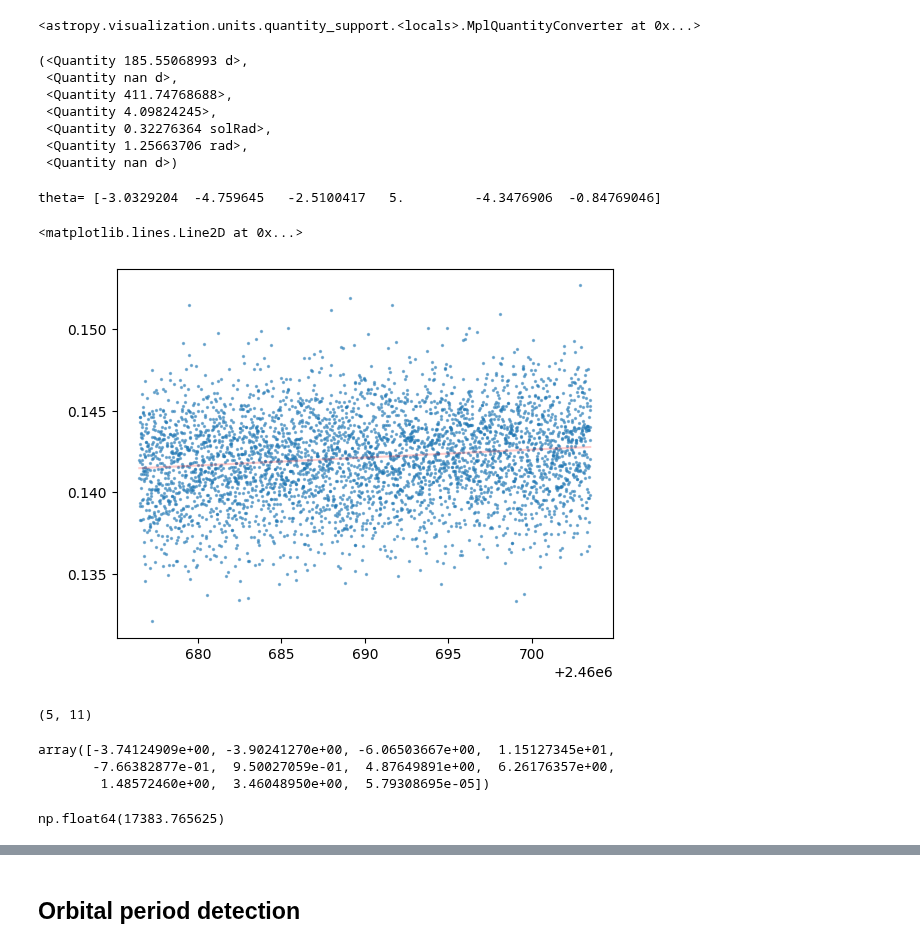
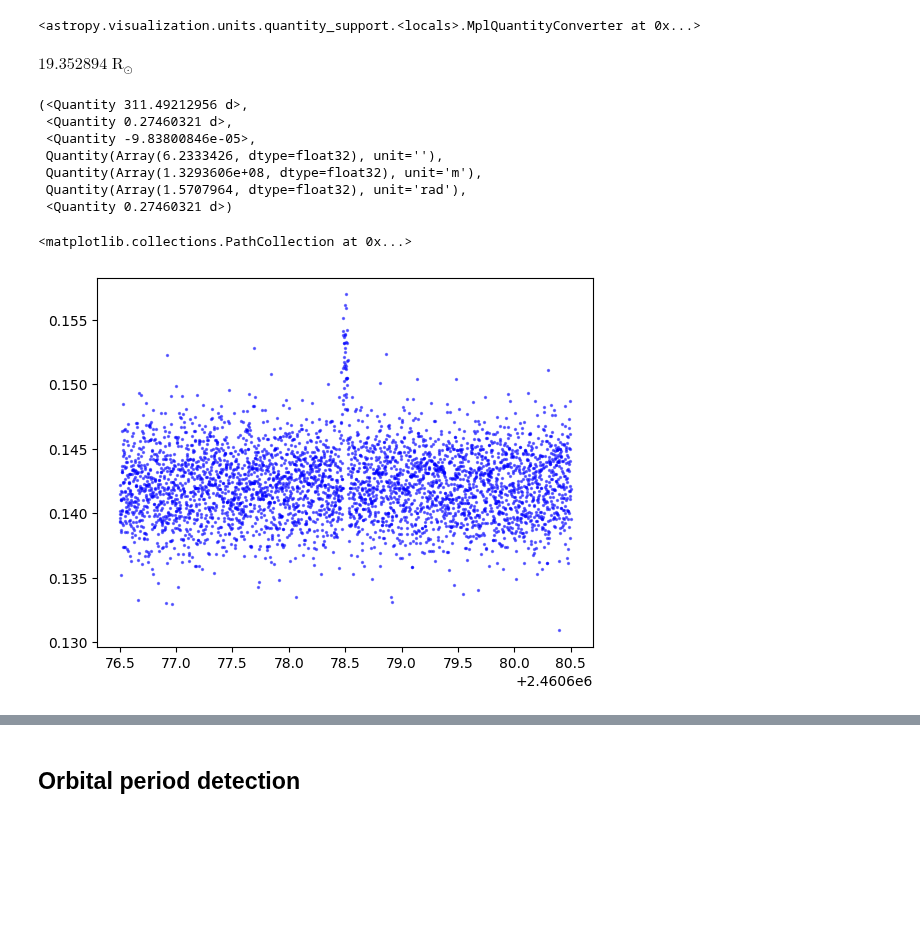
Before and after one commit to COBALT-lensing/py-self-lensing, a Jupyter notebook: demo.ipynb, the cells around one changed output, grey strips where cells are left out. Saved outputs shown, nothing was run; the diff lists cells and outputs as text; code cells hidden in the pictures; blank space fills up the shorter version.

```diff
--- a/demo.ipynb
+++ b/demo.ipynb
@@ -18,11 +18,15 @@ quantity_support()
 <astropy.visualization.units.quantity_support.<locals>.MplQuantityConverter at 0x...>
 # %%
 LENSING_METHOD = 'IntegratedWittMao'
+# %%
+(0.09 * units.AU).to(units.R_sun)
+# %% [output]
+$19.352894 \; \mathrm{R_{\odot}}$
 # %%
 sls = SelfLensingSystem(
     a=2 * units.AU,
-    i=0.4*numpy.pi * units.rad,
-    Macc=30*units.M_sun,
+    i=0.5*numpy.pi * units.rad,
+    Macc=10*units.M_sun,
     Mcomp=1*units.M_sun,
     Rcomp=1*units.R_sun,
     e=0 * units.dimensionless_unscaled,
@@ -30,12 +34,12 @@ sls = SelfLensingSystem(
 )
 sls.porb, sls.tau_eff, sls.b, sls.b_max, sls.rE(), sls.i, sls.tau_eff
 # %% [output]
-(<Quantity 185.55068993 d>,
- <Quantity nan d>,
- <Quantity 411.74768688>,
- <Quantity 4.09824245>,
- <Quantity 0.32276364 solRad>,
- <Quantity 1.25663706 rad>,
- <Quantity nan d>)
+(<Quantity 311.49212956 d>,
+ <Quantity 0.27460321 d>,
+ <Quantity -9.83800846e-05>,
+ Quantity(Array(6.2333426, dtype=float32), unit=''),
+ Quantity(Array(1.3293606e+08, dtype=float32), unit='m'),
+ Quantity(Array(1.5707964, dtype=float32), unit='rad'),
+ <Quantity 0.27460321 d>)
 # %%
 start_time = Time("2025-01-01")
@@ -44,31 +48,17 @@ peak_time = Time("2025-01-14")
 # %%
-lcg = LightcurveGenerator(sls, start_time=start_time, end_time=end_time, peak_time=peak_time, ev=True, db=True, sl=True, lensing_method=LENSING_METHOD, baseline=TESSGP, bins=27*24*6)
-lcg_pure = LightcurveGenerator(sls, start_time=start_time, end_time=end_time, peak_time=peak_time, ev=True, db=True, sl=True, lensing_method=LENSING_METHOD, baseline=numpy.median(lcg.flux_array),  bins=27*24*6)
+lcg = LightcurveGenerator(sls, start_time=start_time, end_time=end_time, peak_time=peak_time, ev=True, db=True, sl=True, lensing_method=LENSING_METHOD, gp=TESSGP, bins=27*24*6)
 rvg = RVGenerator(sls, start_time=start_time, end_time=end_time, peak_time=peak_time)
-# %% [output]
-theta= [-3.0329204  -4.759645   -2.5100417   5.         -4.3476906  -0.84769046]
-# %%
-pyplot.plot(lcg_pure.times.jd, lcg_pure.flux_array, c='red', alpha=0.2)
-pyplot.scatter(lcg.times.jd, lcg.flux_array, s=2, alpha=0.5)
-pyplot.axvline(peak_time.jd - 5 * sls.tau_eff.value, alpha=0.2, color='red')
-pyplot.axvline(peak_time.jd + 5 * sls.tau_eff.value, alpha=0.2, color='red')
-# %% [output]
-<matplotlib.lines.Line2D at 0x...>
-[figure, removed]
+# %%
+pyplot.scatter(lcg.times.jd, lcg.flux_array, s=2, alpha=0.5, c='blue')
+# %% [output]
+<matplotlib.collections.PathCollection at 0x...>
+[figure, added]
 # %%
-tgp = TESSGP(sls, lcg.time_offsets, lcg.flux_array)
-tgp.p0.shape
+# tgp = TESSGP(sls, lcg.time_offsets, lcg.flux_array)
+# tgp.p0.shape
-# %% [output]
-(5, 11)
 # %%
-gp_theta, sampler = tgp.fit()
-gp_theta
+# gp_theta, sampler = tgp.fit()
+# gp_theta
-# %% [output]
-array([-3.74124909e+00, -3.90241270e+00, -6.06503667e+00,  1.15127345e+01,
-       -7.66382877e-01,  9.50027059e-01,  4.87649891e+00,  6.26176357e+00,
-        1.48572460e+00,  3.46048950e+00,  5.79308695e-05])
 # %%
-max(sampler.get_log_prob(flat=True))
+# max(sampler.get_log_prob(flat=True))
-# %% [output]
-np.float64(17383.765625)
 # %%
```
Also changed, not shown: parts of 7 cells of this notebook, 8 other files.
